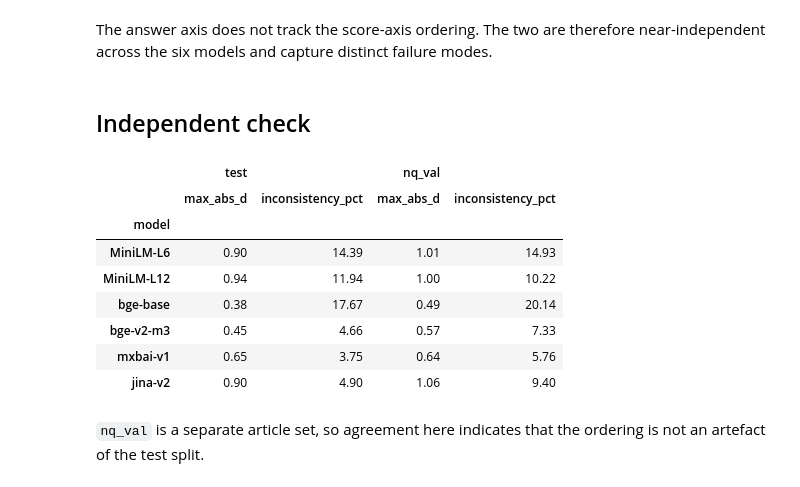
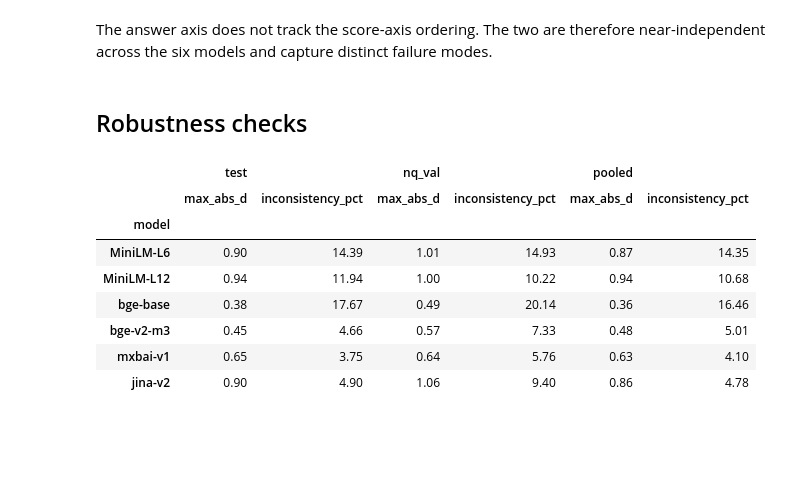
Before and after one commit to foad/format-sensitivity-reranking, a Jupyter notebook: notebooks/h1/h1_analysis.ipynb, the cells around one changed output. Saved outputs shown, nothing was run; the diff lists cells and outputs as text; code cells hidden in the pictures; blank space fills up the shorter version.

```diff
--- a/notebooks/h1/h1_analysis.ipynb
+++ b/notebooks/h1/h1_analysis.ipynb
@@ -284,32 +323,29 @@ save(fig, "both_axes")
 The answer axis does not track the score-axis ordering. The two are
 therefore near-independent across the six models and capture distinct
 failure modes.
-# %% [markdown]
-## Independent check
-# %%
-import pandas as pd
-
-comparison = pd.concat(
-    {
-        s: score_table(cross[s])[["max_abs_d"]].join(
-            answer_table(within[s])[["inconsistency_pct"]]
-        )
-        for s in (SPLIT, CHECK)
-        if s in cross and s in within
-    },
-    axis=1,
-)
-comparison.round(2)
-# %% [output]
-|  | test |  | nq_val |  |
-|  | max_abs_d | inconsistency_pct | max_abs_d | inconsistency_pct |
-| model |  |  |  |  |
-| MiniLM-L6 | 0.90 | 14.39 | 1.01 | 14.93 |
-| MiniLM-L12 | 0.94 | 11.94 | 1.00 | 10.22 |
-| bge-base | 0.38 | 17.67 | 0.49 | 20.14 |
-| bge-v2-m3 | 0.45 | 4.66 | 0.57 | 7.33 |
-| mxbai-v1 | 0.65 | 3.75 | 0.64 | 5.76 |
-| jina-v2 | 0.90 | 4.90 | 1.06 | 9.40 |
-# %% [markdown]
-`nq_val` is a separate article set, so agreement here indicates that the
-ordering is not an artefact of the test split.
+# %% [markdown]
+## Robustness checks
+# %%
+import pandas as pd
+
+present = [s for s in RECORD_SETS if s in cross and s in within]
+comparison = pd.concat(
+    {
+        LABEL[s]: score_table(cross[s])[["max_abs_d"]].join(
+            answer_table(within[s])[["inconsistency_pct"]]
+        )
+        for s in present
+    },
+    axis=1,
+)
+comparison.round(2)
+# %% [output]
+|  | test |  | nq_val |  | pooled |  |
+|  | max_abs_d | inconsistency_pct | max_abs_d | inconsistency_pct | max_abs_d | inconsistency_pct |
+| model |  |  |  |  |  |  |
+| MiniLM-L6 | 0.90 | 14.39 | 1.01 | 14.93 | 0.87 | 14.35 |
+| MiniLM-L12 | 0.94 | 11.94 | 1.00 | 10.22 | 0.94 | 10.68 |
+| bge-base | 0.38 | 17.67 | 0.49 | 20.14 | 0.36 | 16.46 |
+| bge-v2-m3 | 0.45 | 4.66 | 0.57 | 7.33 | 0.48 | 5.01 |
+| mxbai-v1 | 0.65 | 3.75 | 0.64 | 5.76 | 0.63 | 4.10 |
+| jina-v2 | 0.90 | 4.90 | 1.06 | 9.40 | 0.86 | 4.78 |
```
Also changed, not shown: parts of 3 cells of this notebook, 13 other files.
